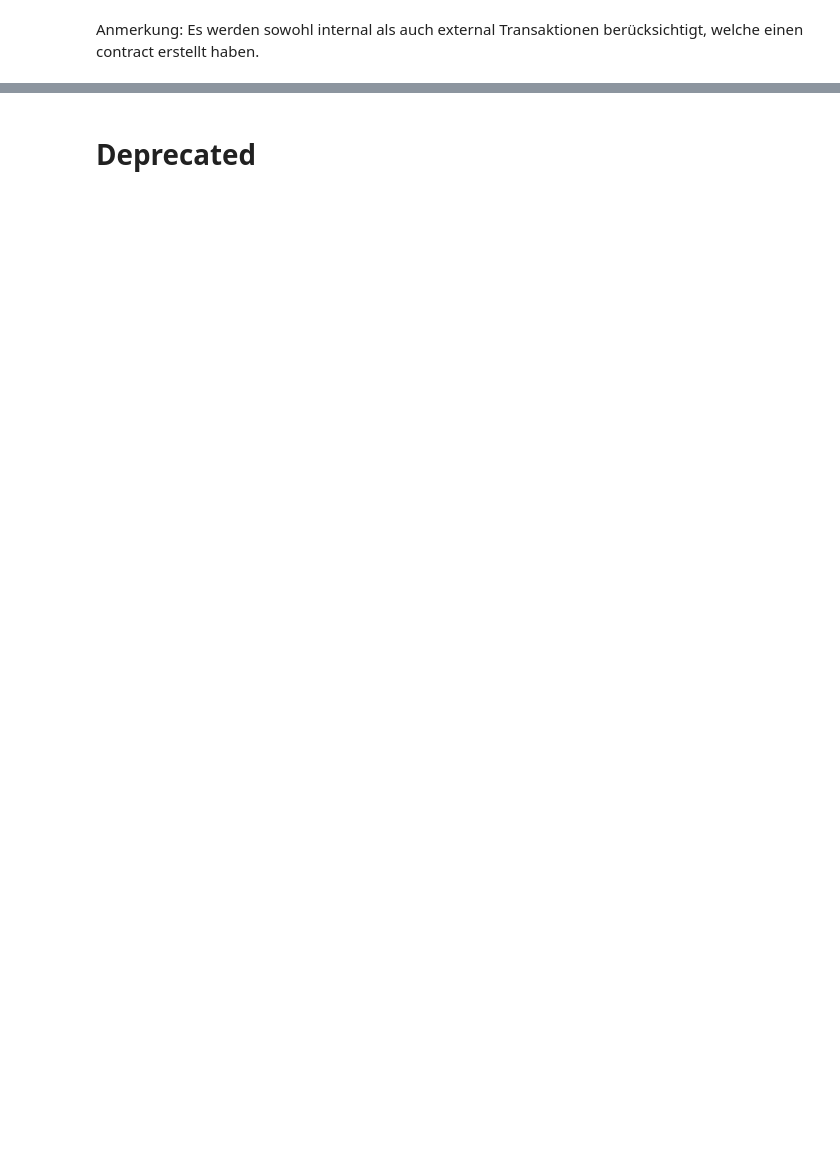
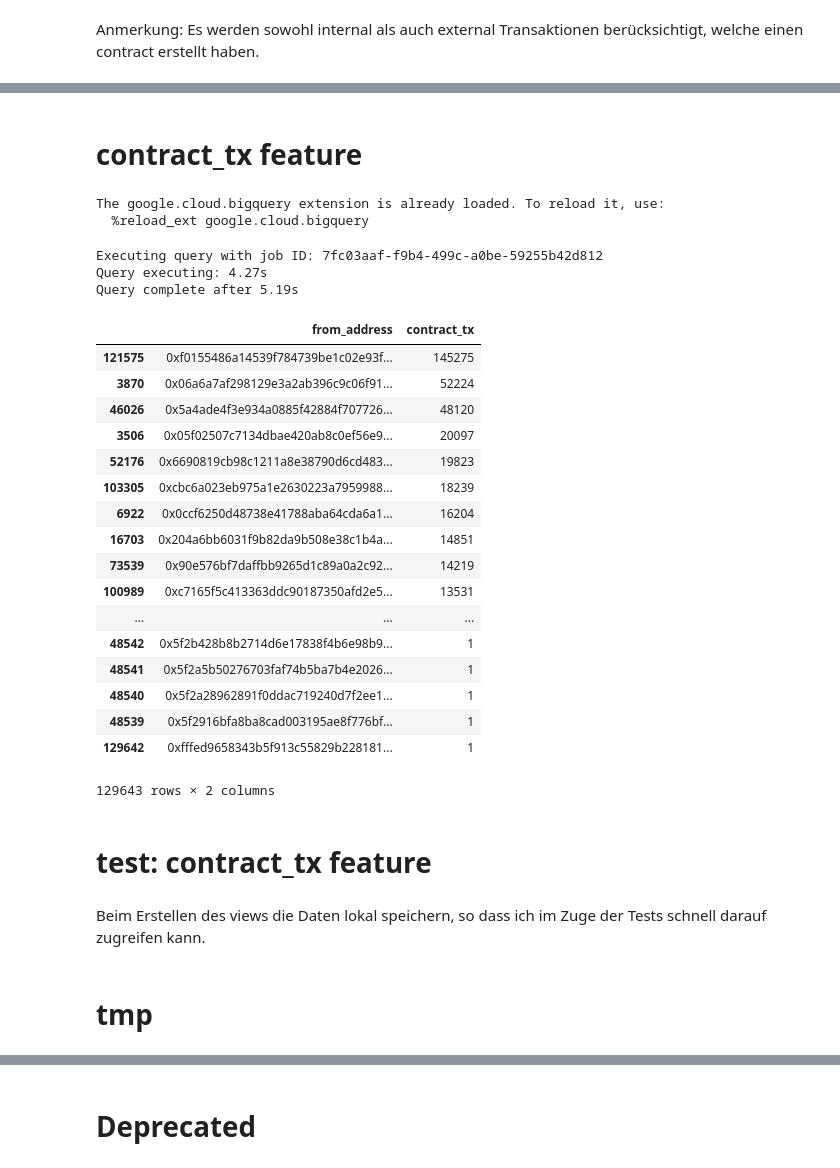
Before and after one commit to mgsgde/ethcluster, a Jupyter notebook: bigquery/feature_creation_via_standard_sql_and_bigquery.ipynb, the cells around one changed output, grey strips where cells are left out. Cells and saved outputs as stored; diff of their text form; code cells hidden in the pictures; blank space fills up the shorter version.

Commit message:
added contract_tx feature

```diff
--- a/bigquery/feature_creation_via_standard_sql_and_bigquery.ipynb
+++ b/bigquery/feature_creation_via_standard_sql_and_bigquery.ipynb
@@ -828,0 +877,52 @@ pd.testing.assert_frame_equal(number_of_contracts_created_res_sql, number_of_con
+# %% [markdown]
+# contract_tx feature
+# %%
+%load_ext google.cloud.bigquery
+os.environ["GOOGLE_APPLICATION_CREDENTIALS"] = "../secrets/bigquery-service-account.json"
+# %% [output]
+The google.cloud.bigquery extension is already loaded. To reload it, use:
+  %reload_ext google.cloud.bigquery
+# %%
+%%bigquery contract_tx_res_sql --project masterarbeit-245718 --verbose
+
+select
+    from_address, count(*) as contract_tx
+from `masterarbeit-245718.ethereum_us.sample_oneday_traces_view`
+    where
+        status = 1 and
+        (input != "None" and input != "0x" and trace_type = "call") or
+        trace_type = "create" or
+        trace_type = "suicide"
+group by from_address
+order by from_address
+# %% [output]
+Executing query with job ID: 7fc03aaf-f9b4-499c-a0be-59255b42d812
+Query executing: 4.27s
+Query complete after 5.19s
+# %%
+contract_tx_res_sql.sort_values(by="contract_tx", ascending=False)
+# %% [output]
+|  | from_address | contract_tx |
+| 121575 | 0xf0155486a14539f784739be1c02e93f... | 145275 |
+| 3870 | 0x06a6a7af298129e3a2ab396c9c06f91... | 52224 |
+| 46026 | 0x5a4ade4f3e934a0885f42884f707726... | 48120 |
+| 3506 | 0x05f02507c7134dbae420ab8c0ef56e9... | 20097 |
+| 52176 | 0x6690819cb98c1211a8e38790d6cd483... | 19823 |
+| 103305 | 0xcbc6a023eb975a1e2630223a7959988... | 18239 |
+| 6922 | 0x0ccf6250d48738e41788aba64cda6a1... | 16204 |
+| 16703 | 0x204a6bb6031f9b82da9b508e38c1b4a... | 14851 |
+| 73539 | 0x90e576bf7daffbb9265d1c89a0a2c92... | 14219 |
+| 100989 | 0xc7165f5c413363ddc90187350afd2e5... | 13531 |
+| ... | ... | ... |
+| 48542 | 0x5f2b428b8b2714d6e17838f4b6e98b9... | 1 |
+| 48541 | 0x5f2a5b50276703faf74b5ba7b4e2026... | 1 |
+| 48540 | 0x5f2a28962891f0ddac719240d7f2ee1... | 1 |
+| 48539 | 0x5f2916bfa8ba8cad003195ae8f776bf... | 1 |
+| 129642 | 0xfffed9658343b5f913c55829b228181... | 1 |
+129643 rows × 2 columns
+# %% [markdown]
+# test: contract_tx feature
+# %% [markdown]
+Beim Erstellen des views die Daten lokal speichern, so dass ich im Zuge der Tests schnell darauf zugreifen kann.
+# %% [markdown]
+# tmp
```
Also changed, not shown: parts of 48 cells of this notebook.
